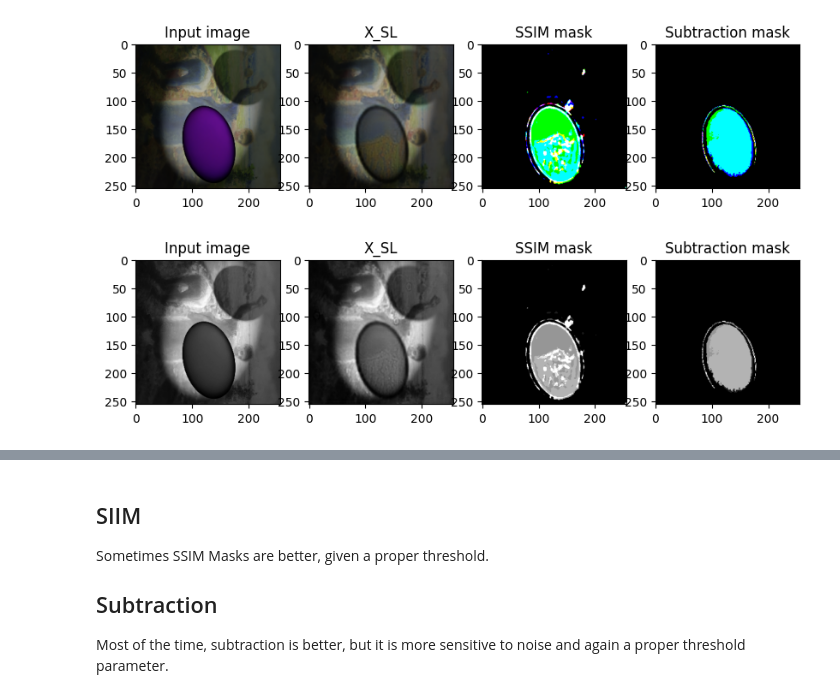
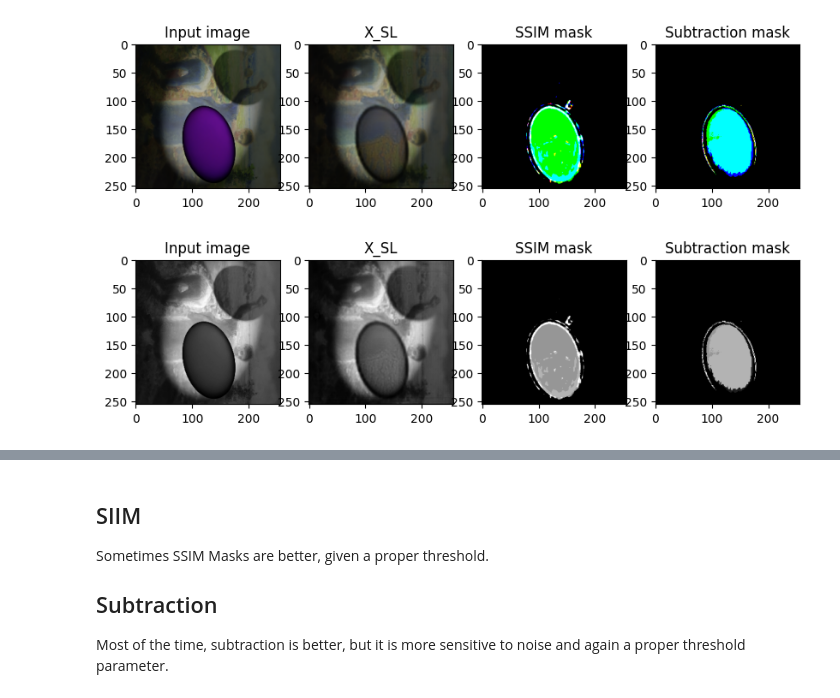
Before and after one commit to timherzig/decomposition_learning, a Jupyter notebook: notebooks/use_model_for_occ_targets.ipynb, the cells around one changed output, grey strips where cells are left out. Drawn from its saved outputs; the diff is of its cells as text; code cells hidden in the pictures.

```diff
--- a/notebooks/use_model_for_occ_targets.ipynb
+++ b/notebooks/use_model_for_occ_targets.ipynb
@@ -38,7 +39,8 @@ def get_X_SL(input_sequence, model):
     return X_SL
 
 def get_mask_ssim(input_img, x_sl, threshold=0.3):
-    ssim = ssim_metric(x_sl.unsqueeze(0), input_img.unsqueeze(0))
+    ssim = ssim_metric(x_sl, input_img)
+    # ssim = ssim_metric(x_sl.unsqueeze(0), input_img.unsqueeze(0))
     ssim_img = ssim[1].squeeze(0)
     #invert ssim_img
     ssim_img = 1 - ssim_img
@@ -47,10 +49,27 @@ def get_mask_ssim(input_img, x_sl, threshold=0.3):
     ssim_img[ssim_img >= threshold] = 1
     return ssim_img
 
-def get_mask_subtraction(input_img, x_sl, threshold=0.3):
+def get_mask_subtraction(input_img, x_sl, threshold=0.3, use_adaptive_thresholding=False):
     extracted_occlusion = torch.abs(input_img - x_sl)
-    extracted_occlusion[extracted_occlusion < threshold] = 0
-    extracted_occlusion[extracted_occlusion >= threshold] = 1
+    # extracted_occlusion[extracted_occlusion < threshold] = 0
+    # extracted_occlusion[extracted_occlusion >= threshold] = 1
+
+    # adaptive thresholding
+    if use_adaptive_thresholding:
+        extracted_occlusion = extracted_occlusion.squeeze(0)
+        extracted_occlusion = extracted_occlusion.detach().numpy() * 255
+        extracted_occlusion = extracted_occlusion.astype('uint8')
+        extracted_occlusion = extracted_occlusion.swapaxes(0, 1).swapaxes(1, 2)
+        extracted_occlusion = cv2.cvtColor(extracted_occlusion, cv2.COLOR_RGB2GRAY)
+        extracted_occlusion = cv2.adaptiveThreshold(extracted_occlusion, 255, cv2.ADAPTIVE_THRESH_MEAN_C, cv2.THRESH_BINARY, 11, 2)
+        extracted_occlusion = cv2.cvtColor(extracted_occlusion, cv2.COLOR_GRAY2RGB)
+        extracted_occlusion = extracted_occlusion.swapaxes(1, 2).swapaxes(0, 1)
+        extracted_occlusion = extracted_occlusion / 255.0
+        extracted_occlusion = torch.from_numpy(extracted_occlusion).float()
+    else:
+        extracted_occlusion[extracted_occlusion < threshold] = 0
+        extracted_occlusion[extracted_occlusion >= threshold] = 1
+
     return extracted_occlusion
 
 def plot_input_and_masks(input_img, x_sl, ssim_img, subtraction_img):
@@ -86,11 +105,11 @@ input_images = input_images.swapaxes(0,1) # input_images.shape = (10, 3, 256, 25
 # %%
 # Plot input image and masks for one input image of sample sequence
 example = 0
 ssim_threshold = 0.4
 subtraction_threshold = 0.15
 
-ssim_img = get_mask_ssim(input_images[example], X_SL[example], ssim_threshold)
-subtraction_img = get_mask_subtraction(input_images[example], X_SL[example], subtraction_threshold)
-plot_input_and_masks(input_images[example], X_SL[example], ssim_img, subtraction_img)
+ssim_img = get_mask_ssim(input_images, X_SL, ssim_threshold)
+subtraction_img = get_mask_subtraction(input_images, X_SL, subtraction_threshold)
+plot_input_and_masks(input_images[example], X_SL[example], ssim_img[example], subtraction_img[example])
 # %% [output]
-[figure, old version]
+[figure, new version]
```
Also changed, not shown: parts of 2 cells of this notebook, 6 other files.
